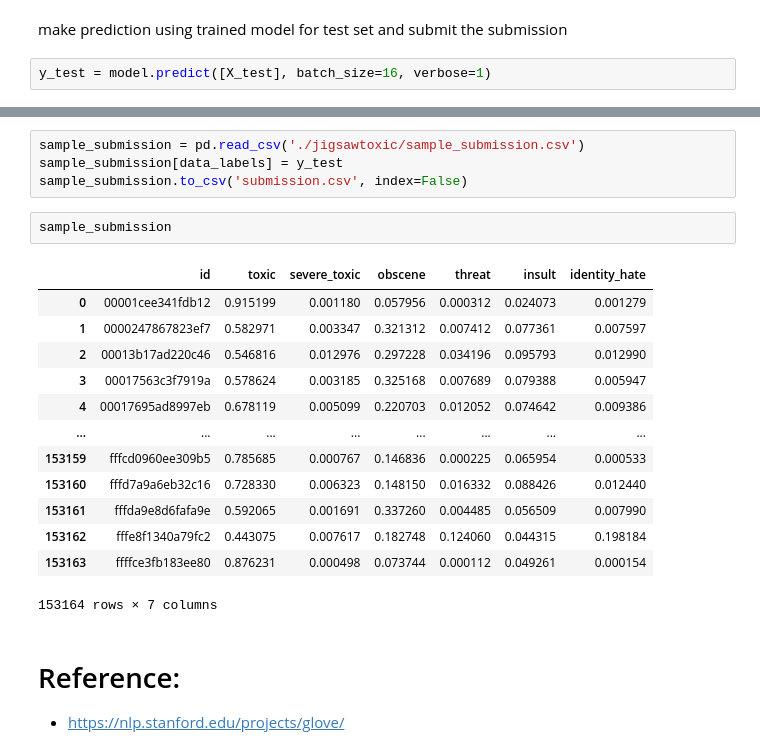
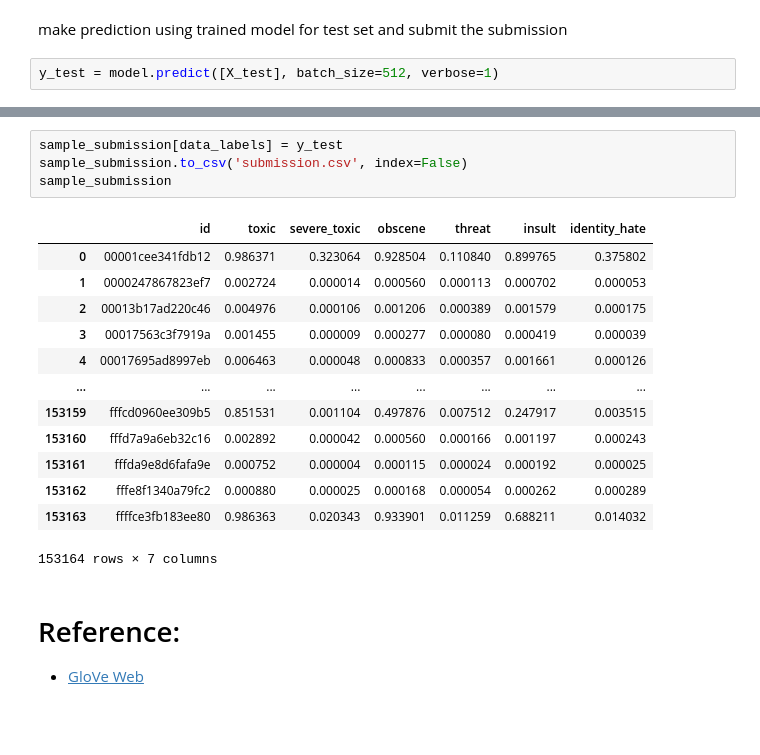
Before and after one commit to muhardianab/Toxic-Comment-Classification---NLP, a Jupyter notebook: lstm-jigsaw-toxiccomment-classification.ipynb, the cells around one changed output, grey strips where cells are left out. Cells and saved outputs as stored; diff of their text form; blank space fills up the shorter version.

```diff
--- a/lstm-jigsaw-toxiccomment-classification.ipynb
+++ b/lstm-jigsaw-toxiccomment-classification.ipynb
@@ -321,5 +321,5 @@ plt.show()
 # %% [markdown]
 make prediction using trained model for test set and submit the submission
 # %%
-y_test = model.predict([X_test], batch_size=16, verbose=1)
+y_test = model.predict([X_test], batch_size=512, verbose=1)
 # %% [output]
@@ -327,23 +327,21 @@ y_test = model.predict([X_test], batch_size=16, verbose=1)
 # %%
-sample_submission = pd.read_csv('./jigsawtoxic/sample_submission.csv')
 sample_submission[data_labels] = y_test
 sample_submission.to_csv('submission.csv', index=False)
+sample_submission
+# %% [output]
+|  | id | toxic | severe_toxic | obscene | threat | insult | identity_hate |
+| 0 | 00001cee341fdb12 | 0.986371 | 0.323064 | 0.928504 | 0.110840 | 0.899765 | 0.375802 |
+| 1 | 0000247867823ef7 | 0.002724 | 0.000014 | 0.000560 | 0.000113 | 0.000702 | 0.000053 |
+| 2 | 00013b17ad220c46 | 0.004976 | 0.000106 | 0.001206 | 0.000389 | 0.001579 | 0.000175 |
+| 3 | 00017563c3f7919a | 0.001455 | 0.000009 | 0.000277 | 0.000080 | 0.000419 | 0.000039 |
+| 4 | 00017695ad8997eb | 0.006463 | 0.000048 | 0.000833 | 0.000357 | 0.001661 | 0.000126 |
+| ... | ... | ... | ... | ... | ... | ... | ... |
+| 153159 | fffcd0960ee309b5 | 0.851531 | 0.001104 | 0.497876 | 0.007512 | 0.247917 | 0.003515 |
+| 153160 | fffd7a9a6eb32c16 | 0.002892 | 0.000042 | 0.000560 | 0.000166 | 0.001197 | 0.000243 |
+| 153161 | fffda9e8d6fafa9e | 0.000752 | 0.000004 | 0.000115 | 0.000024 | 0.000192 | 0.000025 |
+| 153162 | fffe8f1340a79fc2 | 0.000880 | 0.000025 | 0.000168 | 0.000054 | 0.000262 | 0.000289 |
+| 153163 | ffffce3fb183ee80 | 0.986363 | 0.020343 | 0.933901 | 0.011259 | 0.688211 | 0.014032 |
+153164 rows × 7 columns
-# %%
-sample_submission
-# %% [output]
-|  | id | toxic | severe_toxic | obscene | threat | insult | identity_hate |
-| 0 | 00001cee341fdb12 | 0.915199 | 0.001180 | 0.057956 | 0.000312 | 0.024073 | 0.001279 |
-| 1 | 0000247867823ef7 | 0.582971 | 0.003347 | 0.321312 | 0.007412 | 0.077361 | 0.007597 |
-| 2 | 00013b17ad220c46 | 0.546816 | 0.012976 | 0.297228 | 0.034196 | 0.095793 | 0.012990 |
-| 3 | 00017563c3f7919a | 0.578624 | 0.003185 | 0.325168 | 0.007689 | 0.079388 | 0.005947 |
-| 4 | 00017695ad8997eb | 0.678119 | 0.005099 | 0.220703 | 0.012052 | 0.074642 | 0.009386 |
-| ... | ... | ... | ... | ... | ... | ... | ... |
-| 153159 | fffcd0960ee309b5 | 0.785685 | 0.000767 | 0.146836 | 0.000225 | 0.065954 | 0.000533 |
-| 153160 | fffd7a9a6eb32c16 | 0.728330 | 0.006323 | 0.148150 | 0.016332 | 0.088426 | 0.012440 |
-| 153161 | fffda9e8d6fafa9e | 0.592065 | 0.001691 | 0.337260 | 0.004485 | 0.056509 | 0.007990 |
-| 153162 | fffe8f1340a79fc2 | 0.443075 | 0.007617 | 0.182748 | 0.124060 | 0.044315 | 0.198184 |
-| 153163 | ffffce3fb183ee80 | 0.876231 | 0.000498 | 0.073744 | 0.000112 | 0.049261 | 0.000154 |
-153164 rows × 7 columns
 # %% [markdown]
 # Reference:
-* https://nlp.stanford.edu/projects/glove/
+* [GloVe Web](https://nlp.stanford.edu/projects/glove/)
```
Also changed, not shown: parts of 6 cells of this notebook, 1 other file.
